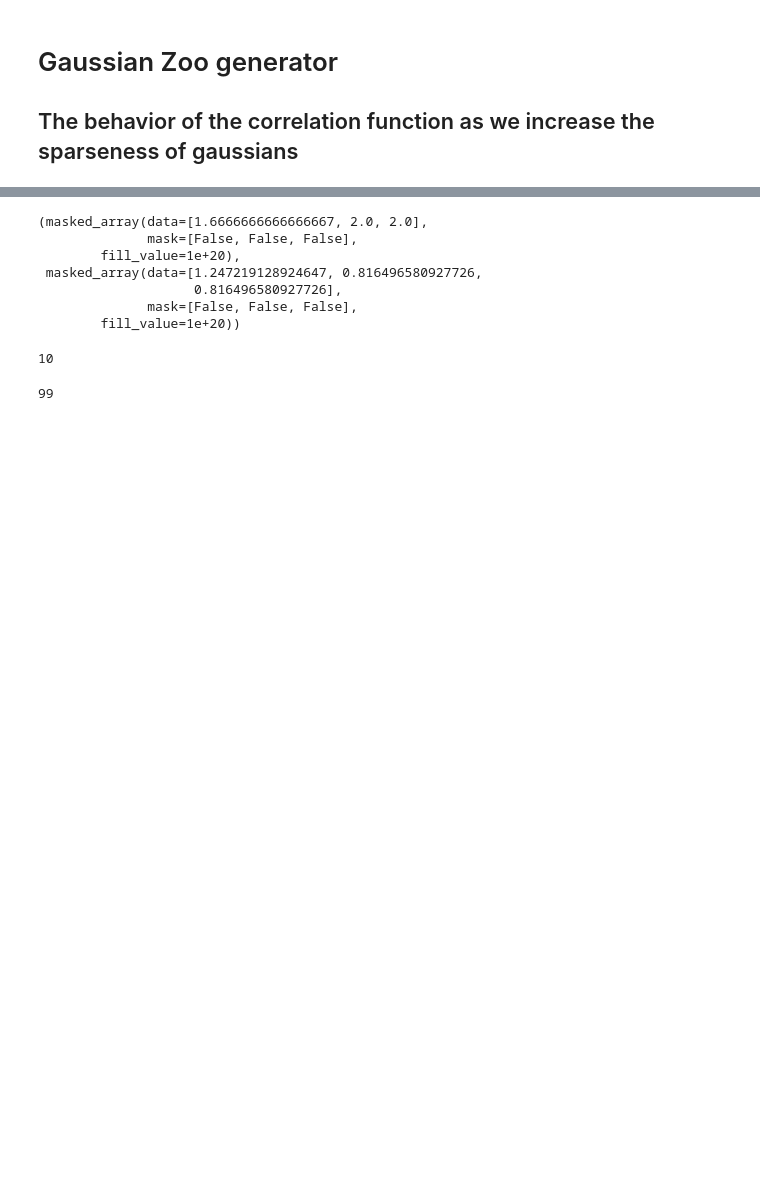
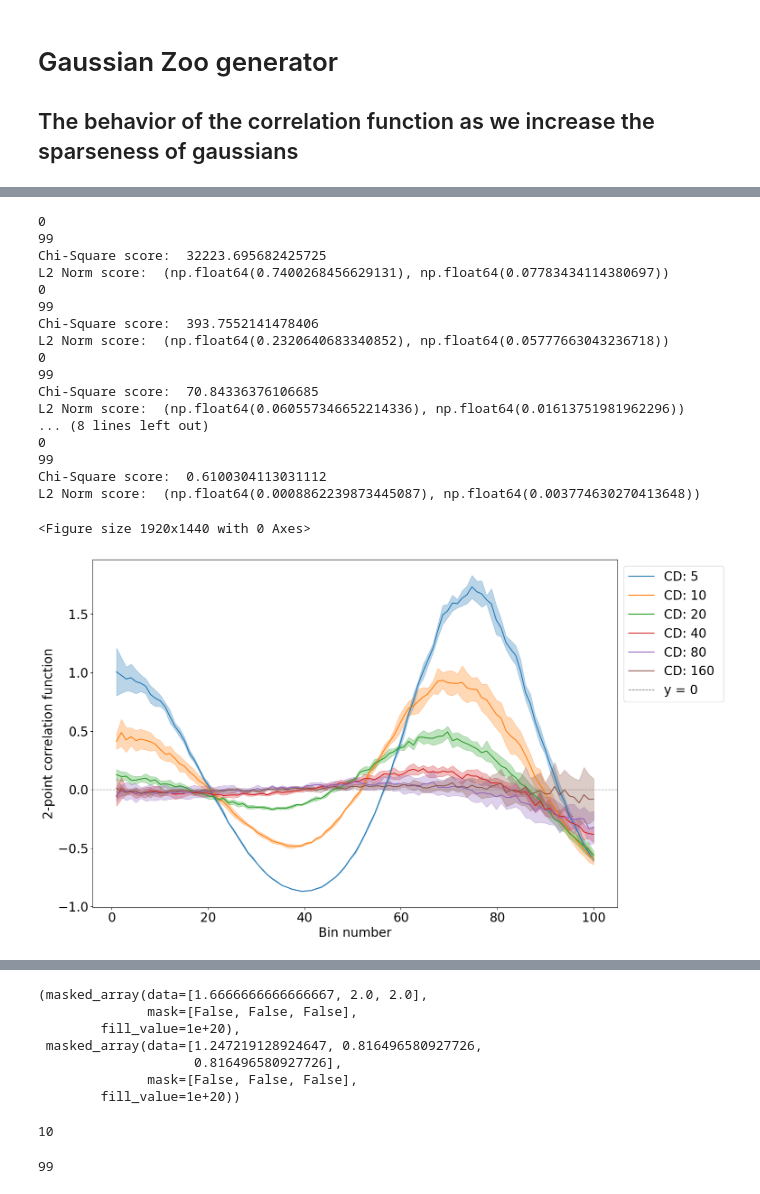
Before and after one commit to Koketsoc137/spectra_for_features, a Jupyter notebook: autocorrelation.ipynb, the cells around one changed output, grey strips where cells are left out. Saved outputs shown, nothing was run; the diff lists cells and outputs as text; code cells hidden in the pictures; blank space fills up the shorter version.

```diff
--- a/autocorrelation.ipynb
+++ b/autocorrelation.ipynb
@@ -125,0 +25,78 @@ if data_R is None:
+# %%
+importlib.reload(dist)
+
+importlib.reload(dist)
+importlib.reload(AstroMLmod)
+
+fig = plt.figure(dpi = 300)
+plt.style.use("default")
+plt.figure(figsize=(15,10))
+plt.rcParams.update({'font.size': 20})
+
+
+cov_range = []
+times_array = []
+chi_scores = []
+norm_scores = []
+
+dimensions = 2
+mean_range = (-50, 50)
+cov_range = (-10, 10)
+num_samples = 2
+points_per_gaussian = 2000
+n_points = points_per_gaussian*num_samples
+structure = []
+a = 100
+b = 100
+structure = []
+
+for cov_range in [(5, 5),(10, 10),(20,20),(40,40),(80,80),(160,160)]:
+
+    means,covariances = dist.sample_means_and_covariances(dimensions, mean_range, cov_range, num_samples, seed = 7)
+
+    covariances = [[[cov_range[0],0],[0,cov_range[0]]],[[cov_range[0],0],[0,cov_range[0]]]]
+    #Creating a feature space samples from Gaussians
+
+    gaussian_space = dist.generate_gaussian_points(means[0]/2,covariances[0],points_per_gaussian)
+    for mean,covariance in zip(means[1:],covariances[1:]):
+
+        gaussian_space = np.concatenate((gaussian_space,dist.generate_gaussian_points(mean, covariance,points_per_gaussian)),axis = 0)
+    gaussian_space = gaussian_space/max(np.max(gaussian_space),abs(np.min(gaussian_space)))
+    #dist.scatter_points(gaussian_space, alpha = 0.10)
+
+    #dist.scatter_points(data_R, alpha = 0.10)
+
+    timer = time.time()
+    corr, dcorr, ChiScore,NormScore = AstroMLmod.correlate_and_plot(gaussian_space, max_dist = 0.7, plot = False, return_corr = True)
+    bins = np.linspace(0, 100, 100)
+    chi_scores.append(ChiScore)
+    norm_scores.append(NormScore)
+
+    line, = plt.plot(bins[1:],corr,
+                     label = "CD: "+ str(cov_range[0])+" ")
+    plt.fill_between(bins[1:],corr- dcorr, corr+dcorr, color = line.get_color(),alpha = .3)
+plt.axhline(0, color='gray', linestyle='--', linewidth=1,label = "y = 0")
+plt.legend(loc='upper left', bbox_to_anchor=(1, 1))
+plt.ylabel("2-point correlation function")
+plt.xlabel("Bin number")
+plt.show()
+# %% [output]
+0
+99
+Chi-Square score:  32223.695682425725
+L2 Norm score:  (np.float64(0.7400268456629131), np.float64(0.07783434114380697))
+0
+99
+Chi-Square score:  393.7552141478406
+L2 Norm score:  (np.float64(0.2320640683340852), np.float64(0.05777663043236718))
+0
+99
+Chi-Square score:  70.84336376106685
+L2 Norm score:  (np.float64(0.060557346652214336), np.float64(0.01613751981962296))
+... (8 lines left out)
+0
+99
+Chi-Square score:  0.6100304113031112
+L2 Norm score:  (np.float64(0.0008862239873445087), np.float64(0.003774630270413648))
+<Figure size 1920x1440 with 0 Axes>
+[figure, added]
```
Also changed, not shown: parts of 11 cells of this notebook, 1 other file.
